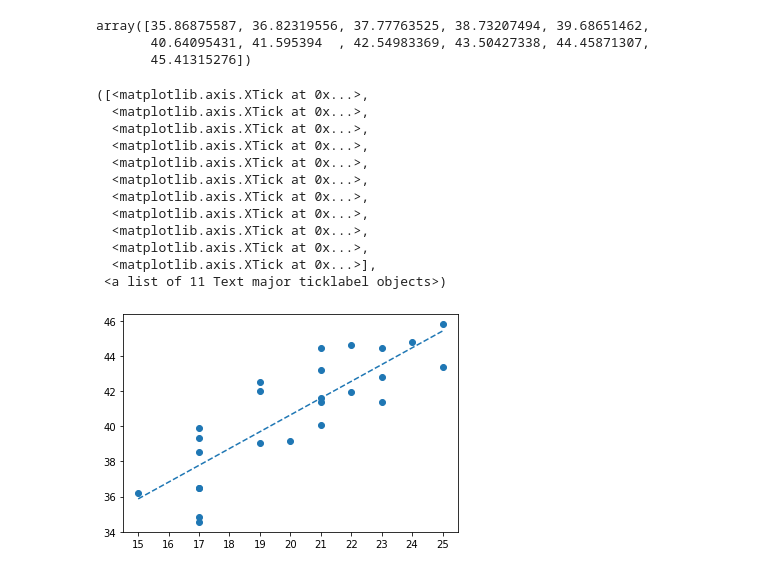
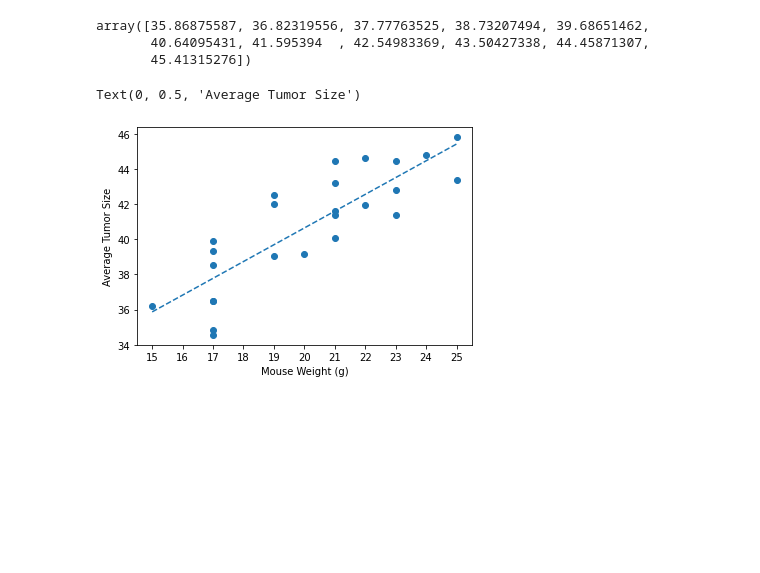
Before and after one commit to jMacProd/MatplotlibChallenge, a Jupyter notebook: Pymaceuticals/pymaceuticalsCOPY.ipynb, the cells around one changed output. Saved outputs shown, nothing was run; the diff lists cells and outputs as text; code cells hidden in the pictures; blank space fills up the shorter version.

Commit message:
Matplotlib backup

```diff
--- a/Pymaceuticals/pymaceuticalsCOPY.ipynb
+++ b/Pymaceuticals/pymaceuticalsCOPY.ipynb
@@ -745,36 +745,25 @@ array([35.86875587, 36.82319556, 37.77763525, 38.73207494, 39.68651462,
 # %%
 
 #year = crime_data.iloc[:,0]
 xweight = np.arange(min(mousetumorweight), max(mousetumorweight)+1, 1)
 
 
 #violent_crime_rate = crime_data.iloc[:,3]
 mousetumoraverage
 
 
 #plt.scatter(year,violent_crime_rate)
 plt.scatter(mousetumorweight,mousetumoraverage)
 
 #plt.plot(year,vc_fit,"--")
 plt.plot(xweight, mouse_fit, "--")
 
 #plt.xticks(year, rotation=90)
 plt.xticks(xweight)
 
-#plt.xlabel('Year')
-#plt.ylabel('Violent Crime Rate')
+plt.xlabel('Mouse Weight (g)')
+plt.ylabel('Average Tumor Size')
 #plt.show()
 # %% [output]
-([<matplotlib.axis.XTick at 0x...>,
-  <matplotlib.axis.XTick at 0x...>,
-  <matplotlib.axis.XTick at 0x...>,
-  <matplotlib.axis.XTick at 0x...>,
-  <matplotlib.axis.XTick at 0x...>,
-  <matplotlib.axis.XTick at 0x...>,
-  <matplotlib.axis.XTick at 0x...>,
-  <matplotlib.axis.XTick at 0x...>,
-  <matplotlib.axis.XTick at 0x...>,
-  <matplotlib.axis.XTick at 0x...>,
-  <matplotlib.axis.XTick at 0x...>],
- <a list of 11 Text major ticklabel objects>)
+Text(0, 0.5, 'Average Tumor Size')
-[figure, old version]
+[figure, new version]
```
